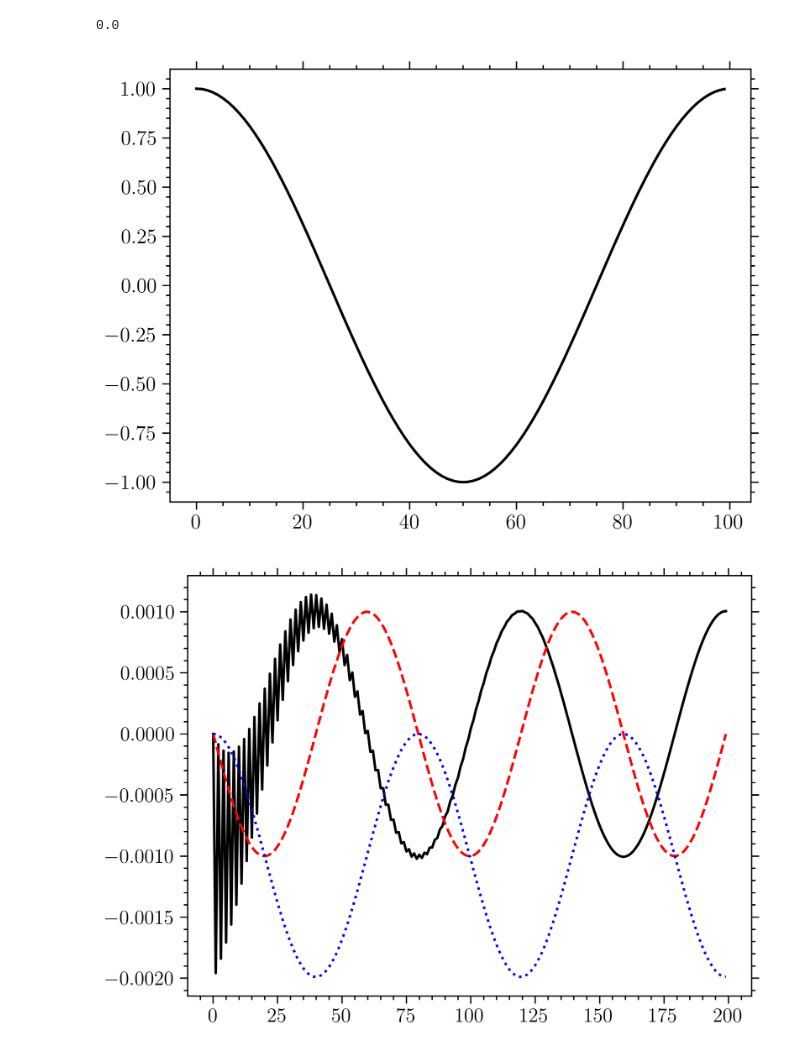
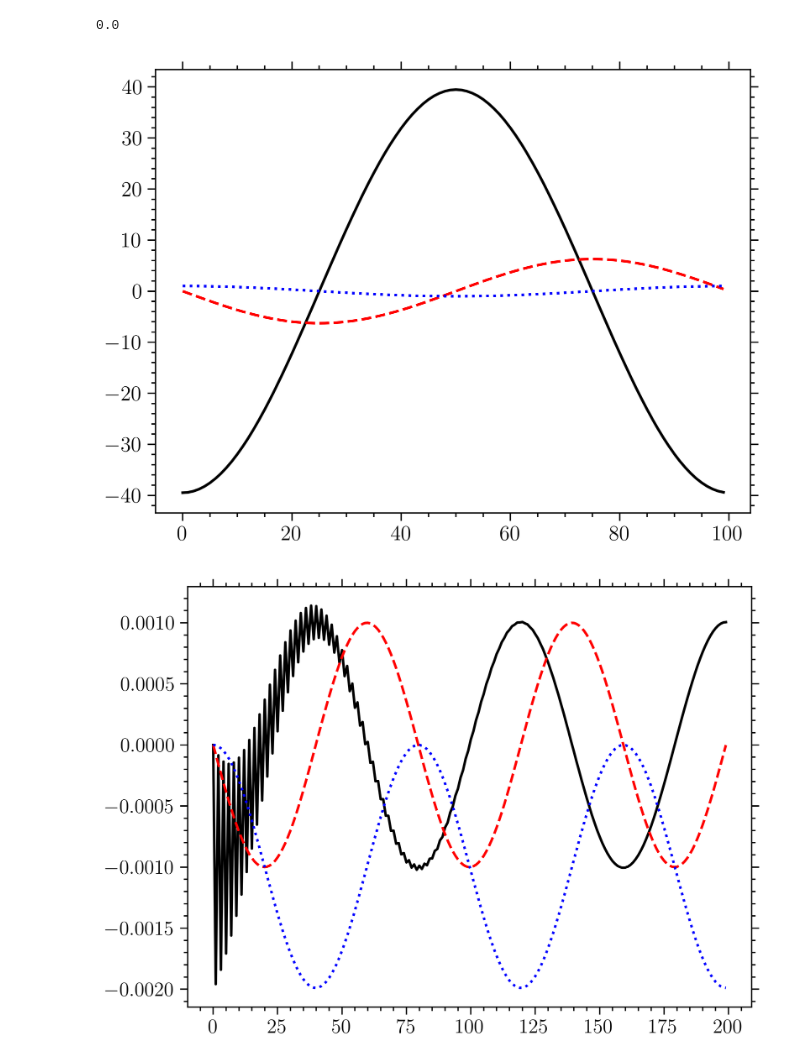
Before and after one commit to claudioperez/sdof, a Jupyter notebook: docs/examples/sdof-0001/index.ipynb, the cells around one changed output. Cells and saved outputs as stored; diff of their text form; code cells hidden in the pictures.

```diff
--- a/docs/examples/sdof-0001/index.ipynb
+++ b/docs/examples/sdof-0001/index.ipynb
@@ -64,15 +80,15 @@ print(sdof.peaks(
 # %%
 import matplotlib.pyplot as plt
 
 u,v,a = sdof.integrate(0.2533, 0.0, 10., np.zeros(100), 0.01, u0=1.0)
 
 fig, ax = plt.subplots()
-# ax.plot(a)
-# ax.plot(v)
+ax.plot(a)
+ax.plot(v)
 ax.plot(u)
 plt.show()
 # %% [output]
-[figure, old version]
+[figure, new version]
 # %%
 u,v,a = sdof.integrate(
         1., 1.e3, 0.,
```
Also changed, not shown: parts of 7 cells of this notebook, 2 other files.
